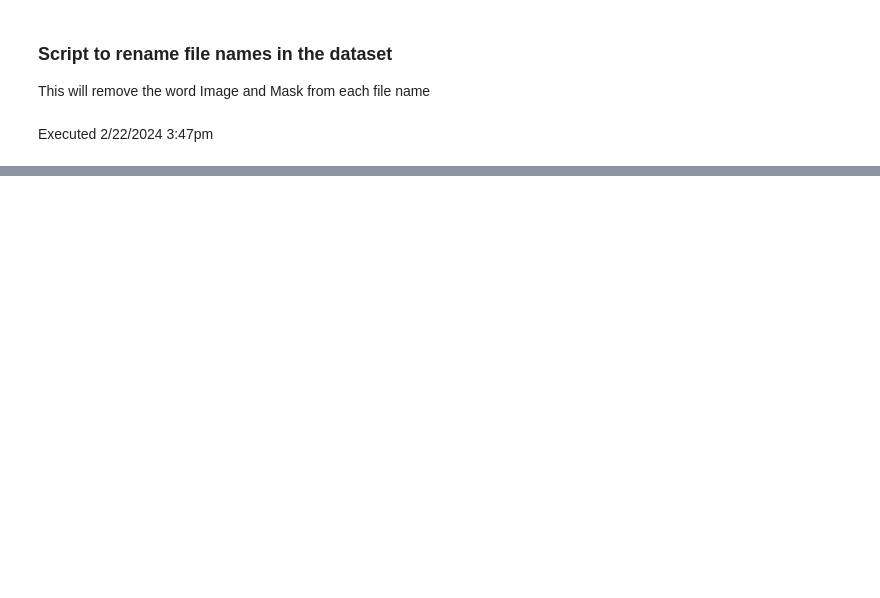
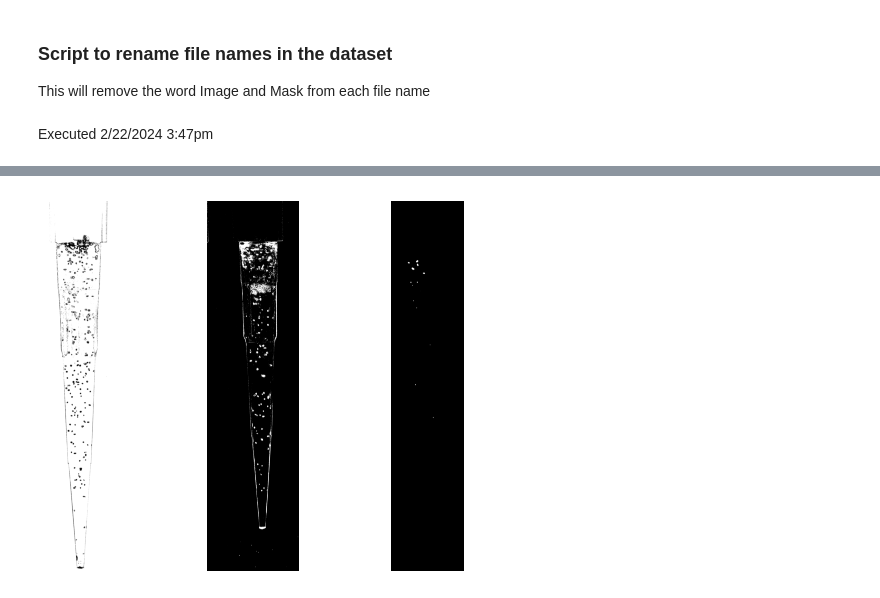
Before and after one commit to chrisdchan/gva_senior_design, a Jupyter notebook: image_processing/scripts-local.ipynb, the cells around one changed output, grey strips where cells are left out. Cells and saved outputs as stored; diff of their text form; code cells hidden in the pictures; blank space fills up the shorter version.

```diff
--- a/image_processing/scripts-local.ipynb
+++ b/image_processing/scripts-local.ipynb
@@ -53,0 +168,14 @@ apply_renames(img_dir, image_renames)
+# %%
+''' Test Script
+'''
+
+files = ['data\labels\ACC_1.pt', 'data\labels\SH_1.pt', 'data\labels\YH_1.pt']
+tensors = [torch.load(file) for file in files]
+
+
+fig, ax = plt.subplots(1, len(files))
+for i in range(len(files)):
+    ax[i].imshow(tensors[i], cmap='gray')
+    ax[i].axis('off')
+# %% [output]
+[figure, added]
```
Also changed, not shown: parts of 4 cells of this notebook, 3 other files.
